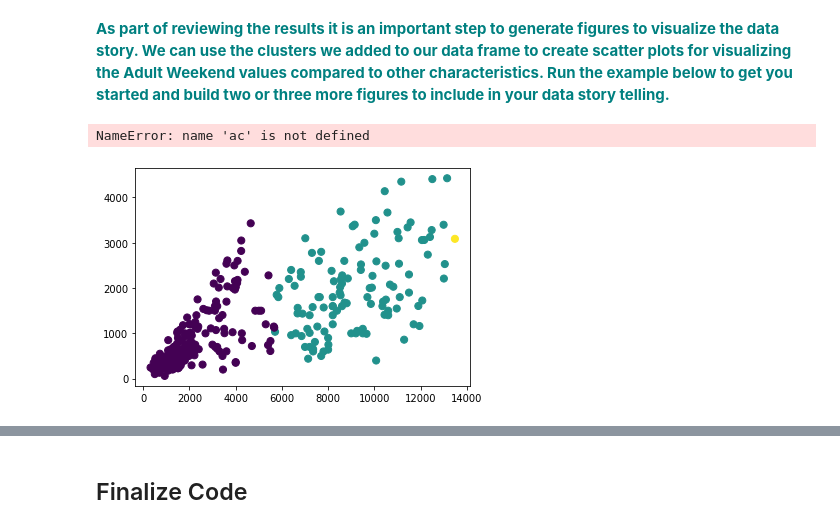
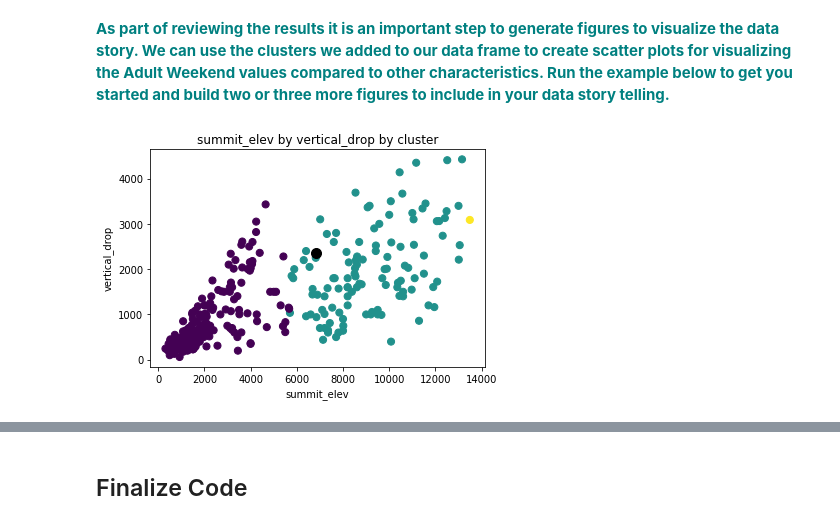
Before and after one commit to graceyu2020/Guided_Capstone_Project, a Jupyter notebook: GraceYu_GuidedCapstoneStep6.ipynb, the cells around one changed output, grey strips where cells are left out. Saved outputs shown, nothing was run; the diff lists cells and outputs as text; code cells hidden in the pictures.

```diff
--- a/GraceYu_GuidedCapstoneStep6.ipynb
+++ b/GraceYu_GuidedCapstoneStep6.ipynb
@@ -189,11 +189,10 @@ Name: AdultWeekend, dtype: float64
 **<font color='teal'> As part of reviewing the results it is an important step to generate figures to visualize the data story. We can use the clusters we added to our data frame to create scatter plots for visualizing the Adult Weekend values compared to other characteristics. Run the example below to get you started and build two or three more figures to include in your data story telling.</font>**
 # %%
 plt.scatter(df['summit_elev'], df['vertical_drop'], c=df['cluster'], s=50, cmap='viridis', label ='cluster')
-plt.scatter(ac['summit_elev'], ac['vertical_drop'], c='black', s=100)
+plt.scatter(df_bm['summit_elev'], df_bm['vertical_drop'], c='black', s=100)
 plt.xlabel('summit_elev')
 plt.ylabel('vertical_drop')
 plt.title('summit_elev by vertical_drop by cluster')
 plt.savefig('figures/fig1.png',bbox_inches='tight')
 # %% [output]
-NameError: name 'ac' is not defined
-[figure, old version]
+[figure, new version]
```
Also changed, not shown: parts of 8 cells of this notebook.
